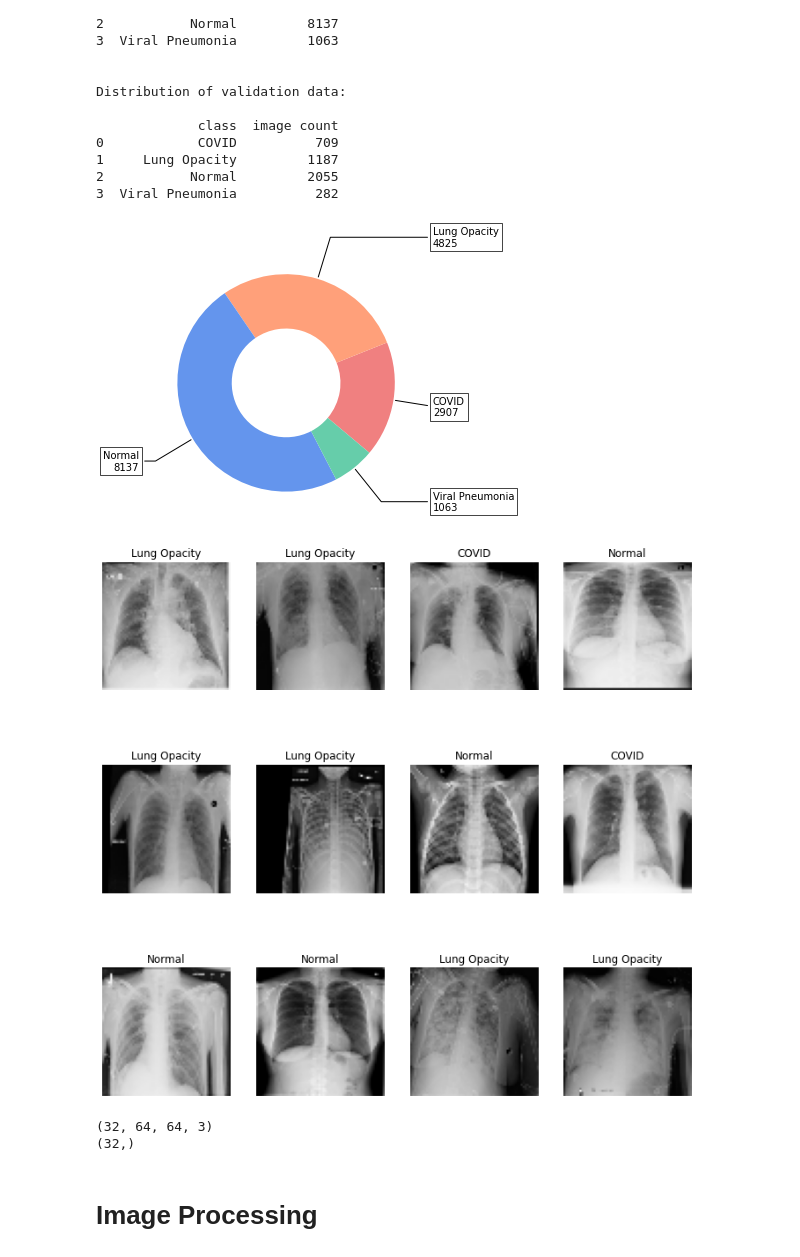
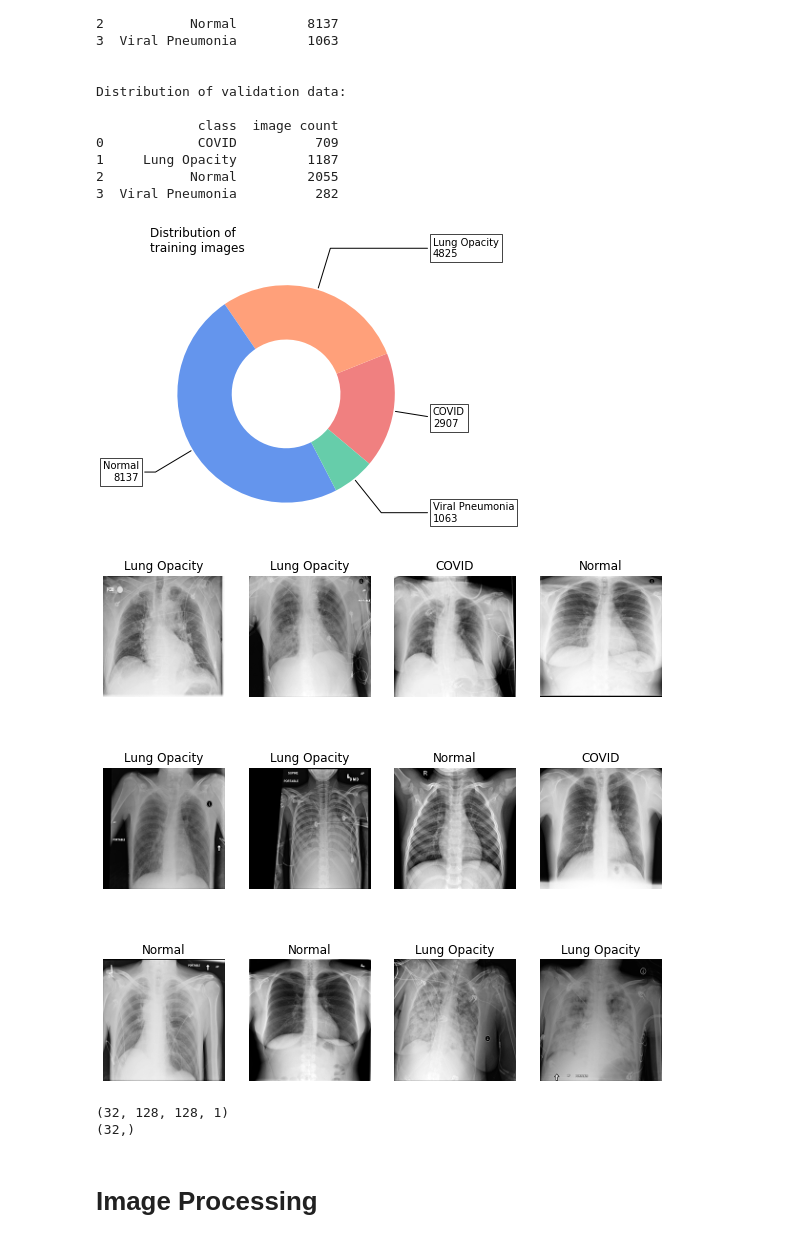
Before and after one commit to jmgaudet/image-processing-app, a Jupyter notebook: covid_19_project.ipynb, the cells around one changed output. Cells and saved outputs as stored; diff of their text form; code cells hidden in the pictures.

```diff
--- a/covid_19_project.ipynb
+++ b/covid_19_project.ipynb
@@ -34,8 +35,7 @@ from glob import glob
 # %%
 PATH = '/Users/jeremygaudet/Downloads/COVID-19_Radiography_Dataset'
 BATCH_SIZE = 32
-IMAGE_SIZE = (64, 64)
+IMAGE_SIZE = (128, 128)
 IMAGE_WIDTH = IMAGE_SIZE[0]
 IMAGE_HEIGHT = IMAGE_SIZE[1]
-NUM_CLASSES = 4
 # %% [markdown]
@@ -47,7 +47,9 @@ train_ds = tf.keras.preprocessing.image_dataset_from_directory(
     subset="training",
     seed=1337,
     image_size=IMAGE_SIZE,
-    batch_size=BATCH_SIZE
+    batch_size=BATCH_SIZE,
+    label_mode="int",
+    color_mode="grayscale"
 )
 # %% [output]
 Found 21165 files belonging to 4 classes.
@@ -110,51 +138,52 @@ Distribution of validation data:
 # %%
 def display_distribution_donut(data_frame):
     fig, ax = plt.subplots(figsize=(10, 5), subplot_kw=dict(aspect="equal"))
 
     categories = data_frame['class']
     img_count = data_frame['image count']
 
     wedges, texts = ax.pie(
         img_count,
         wedgeprops=dict(width=0.5),
         startangle=-40,
         colors=['lightcoral','lightsalmon', 'cornflowerblue', 'mediumaquamarine'])
 
     bbox_props = dict(boxstyle="square,pad=0.3", fc="w", ec="k", lw=0.72)
     kw = dict(arrowprops=dict(arrowstyle="-"),
             bbox=bbox_props, zorder=0, va="center")
 
     for i, p in enumerate(wedges):
         ang = (p.theta2 - p.theta1)/2. + p.theta1
         y = np.sin(np.deg2rad(ang))
         x = np.cos(np.deg2rad(ang))
         horizontalalignment = {-1: "right", 1: "left"}[int(np.sign(x))]
         connectionstyle = "angle,angleA=0,angleB={}".format(ang)
         kw["arrowprops"].update({"connectionstyle": connectionstyle})
         ax.annotate(f'{categories[i]}\n{img_count[i]}', xy=(x, y), xytext=(1.35*np.sign(x), 1.4*y),
                     horizontalalignment=horizontalalignment, **kw)
+    plt.title("Distribution of\ntraining images", loc='left')
     plt.show()
 
 display_distribution_donut(train_df)
 # %% [output]
-[figure, old version]
+[figure, new version]
 # %%
-plt.figure(figsize=(12, 12))
+plt.figure(figsize=(10, 10))
 for images, labels in train_ds.take(1):
     for i in range(12):
         ax = plt.subplot(3, 4, i + 1)
-        plt.imshow(images[i].numpy().astype("uint8"))
+        plt.imshow(images[i].numpy().astype("uint8"), cmap='gray')
         plt.title(CLASS_NAMES[labels[i]])
         plt.axis("off")
 # %% [output]
-[figure, old version]
+[figure, new version]
 # %%
 for image_batch, labels_batch in train_ds:
     print(image_batch.shape)
     print(labels_batch.shape)
     break
 # %% [output]
-(32, 64, 64, 3)
+(32, 128, 128, 1)
 (32,)
 # %% [markdown]
 # Image Processing
```
Also changed, not shown: parts of 17 cells of this notebook, 1 other file.
